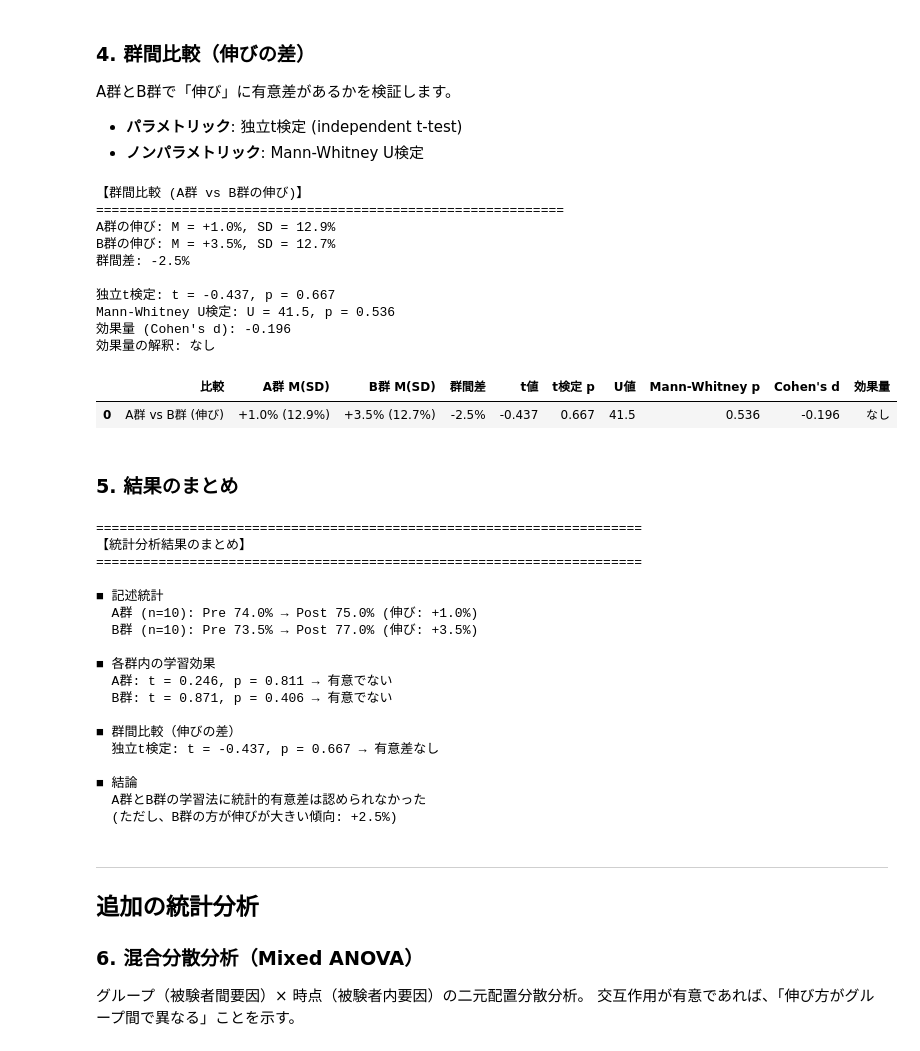
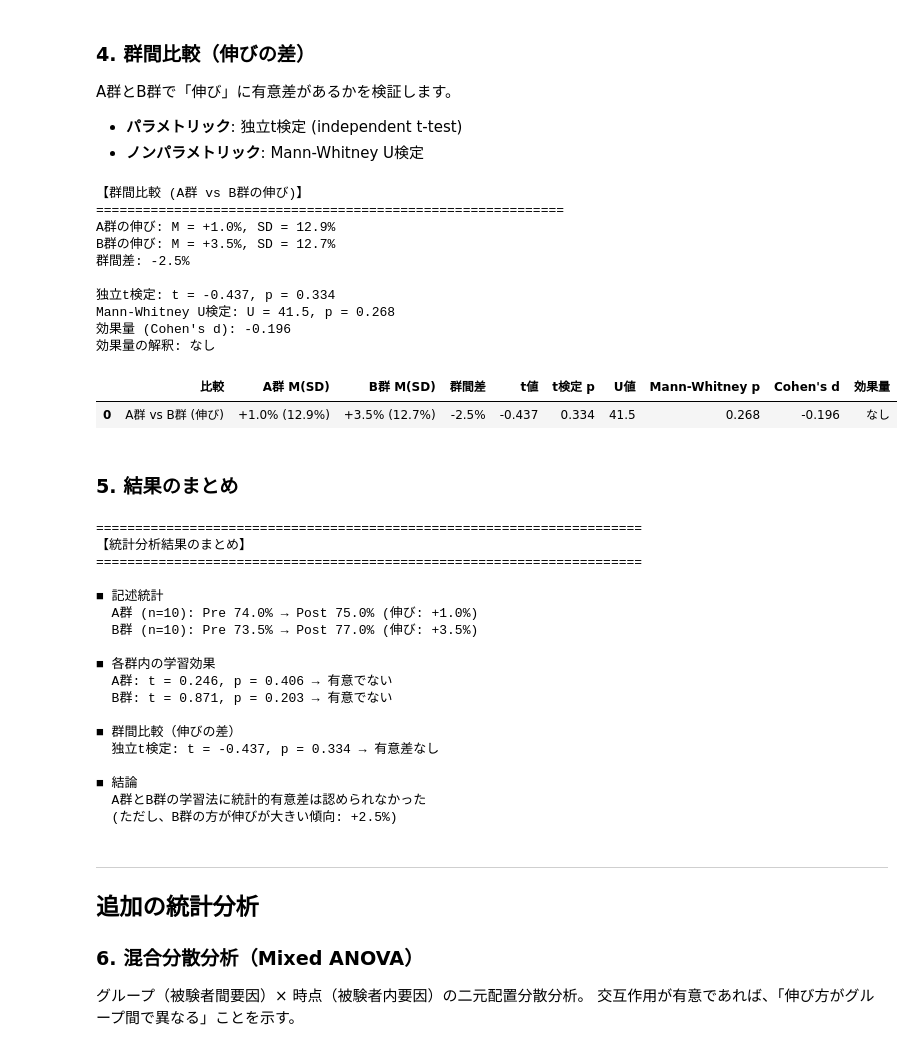
Before and after one commit to KyoyaIwatsuru/metacognition-analysis, a Jupyter notebook: code/ipynb/score-summary.ipynb, the cells around one changed output. Drawn from its saved outputs; the diff is of its cells as text; code cells hidden in the pictures.

```diff
--- a/code/ipynb/score-summary.ipynb
+++ b/code/ipynb/score-summary.ipynb
@@ -505,11 +505,11 @@ print("=" * 60)
 gain_A = stats_data["A"]["gain"]
 gain_B = stats_data["B"]["gain"]
 
-# 独立t検定
-t_stat, t_p = stats.ttest_ind(gain_A, gain_B)
+# 独立t検定（片側: B群 > A群）
+t_stat, t_p = stats.ttest_ind(gain_A, gain_B, alternative="less")
 
-# Mann-Whitney U検定
-u_stat, u_p = stats.mannwhitneyu(gain_A, gain_B, alternative="two-sided")
+# Mann-Whitney U検定（片側: B群 > A群）
+u_stat, u_p = stats.mannwhitneyu(gain_A, gain_B, alternative="less")
 
 # 効果量 (Cohen's d for independent samples)
 pooled_std = np.sqrt(
@@ -542,36 +542,36 @@ print(f"効果量の解釈: {effect_size}")
 
 # 結果のサマリー
 between_df = pd.DataFrame(
     [
         {
             "比較": "A群 vs B群 (伸び)",
             "A群 M(SD)": f"{np.mean(gain_A):+.1f}% ({np.std(gain_A, ddof=1):.1f}%)",
             "B群 M(SD)": f"{np.mean(gain_B):+.1f}% ({np.std(gain_B, ddof=1):.1f}%)",
             "群間差": f"{np.mean(gain_A) - np.mean(gain_B):+.1f}%",
             "t値": f"{t_stat:.3f}",
             "t検定 p": f"{t_p:.3f}",
             "U値": f"{u_stat:.1f}",
             "Mann-Whitney p": f"{u_p:.3f}",
             "Cohen's d": f"{cohens_d:.3f}",
             "効果量": effect_size,
         }
     ]
 )
 print("\n")
 between_df
 # %% [output]
 【群間比較 (A群 vs B群の伸び)】
 ============================================================
 A群の伸び: M = +1.0%, SD = 12.9%
 B群の伸び: M = +3.5%, SD = 12.7%
 群間差: -2.5%
 
-独立t検定: t = -0.437, p = 0.667
-Mann-Whitney U検定: U = 41.5, p = 0.536
+独立t検定: t = -0.437, p = 0.334
+Mann-Whitney U検定: U = 41.5, p = 0.268
 効果量 (Cohen's d): -0.196
 効果量の解釈: なし
 |  | 比較 | A群 M(SD) | B群 M(SD) | 群間差 | t値 | t検定 p | U値 | Mann-Whitney p | Cohen's d | 効果量 |
-| 0 | A群 vs B群 (伸び) | +1.0% (12.9%) | +3.5% (12.7%) | -2.5% | -0.437 | 0.667 | 41.5 | 0.536 | -0.196 | なし |
+| 0 | A群 vs B群 (伸び) | +1.0% (12.9%) | +3.5% (12.7%) | -2.5% | -0.437 | 0.334 | 41.5 | 0.268 | -0.196 | なし |
 # %% [markdown]
 ### 5. 結果のまとめ
 # %%
@@ -591,12 +591,12 @@ print(
 print("\n■ 各群内の学習効果")
 for group in ["A", "B"]:
     d = stats_data[group]
-    t_stat, t_p = stats.ttest_rel(d["post"], d["pre"])
+    t_stat, t_p = stats.ttest_rel(d["post"], d["pre"], alternative="greater")
     sig = "有意" if t_p < 0.05 else "有意でない"
     print(f"  {group}群: t = {t_stat:.3f}, p = {t_p:.3f} → {sig}")
 
 print("\n■ 群間比較（伸びの差）")
-t_stat, t_p = stats.ttest_ind(gain_A, gain_B)
+t_stat, t_p = stats.ttest_ind(gain_A, gain_B, alternative="less")
 sig = "有意差あり" if t_p < 0.05 else "有意差なし"
 print(f"  独立t検定: t = {t_stat:.3f}, p = {t_p:.3f} → {sig}")
 
@@ -621,11 +621,11 @@ else:
   B群 (n=10): Pre 73.5% → Post 77.0% (伸び: +3.5%)
 
 ■ 各群内の学習効果
-  A群: t = 0.246, p = 0.811 → 有意でない
-  B群: t = 0.871, p = 0.406 → 有意でない
+  A群: t = 0.246, p = 0.406 → 有意でない
+  B群: t = 0.871, p = 0.203 → 有意でない
 
 ■ 群間比較（伸びの差）
-  独立t検定: t = -0.437, p = 0.667 → 有意差なし
+  独立t検定: t = -0.437, p = 0.334 → 有意差なし
 
 ■ 結論
   A群とB群の学習法に統計的有意差は認められなかった
```
Also changed, not shown: parts of 3 cells of this notebook, 3 other files.
